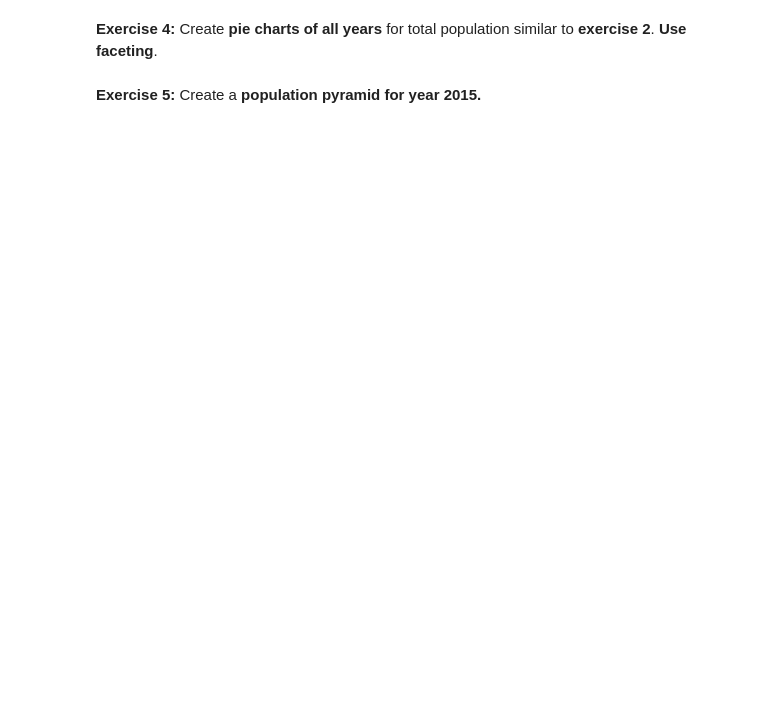
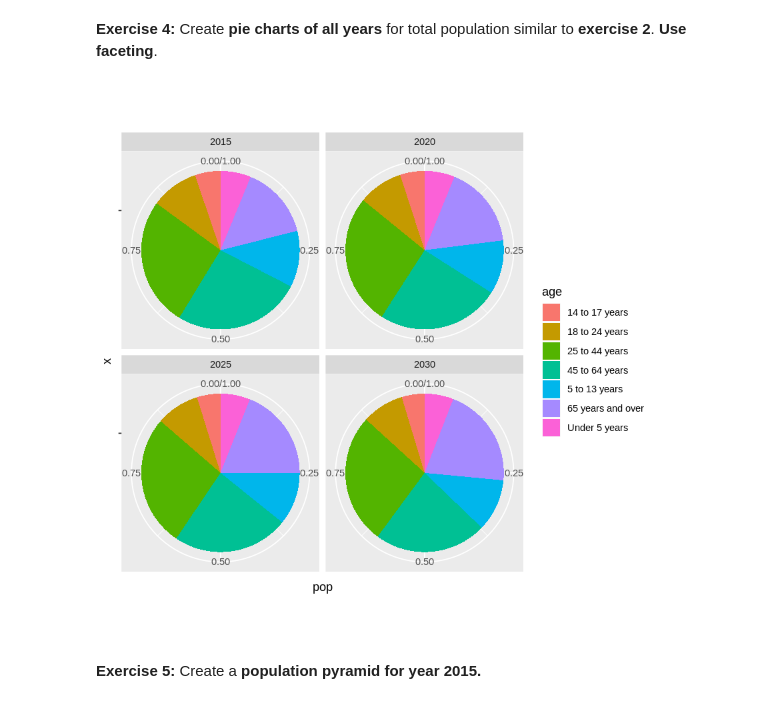
Before and after one commit to BlakeBigG/Big_Data_Visualization_MS, a Jupyter notebook: modules/module5/exercises/L5_Exercise.ipynb, the cells around one changed output. Cells and saved outputs as stored; diff of their text form; code cells hidden in the pictures; blank space fills up the shorter version.

```diff
--- a/modules/module5/exercises/L5_Exercise.ipynb
+++ b/modules/module5/exercises/L5_Exercise.ipynb
@@ -43,11 +69,13 @@ geom_bar(data = subset(<-YOUR CODE HERE->)), stat="identity", width=1) +
 # %% [markdown]
 **Exercise 4:** Create **pie charts of all years** for total population similar to **exercise 2**. **Use faceting**.
 # %%
-ggplot(pproj, aes(<-YOUR CODE HERE->)) +
+ggplot(pproj, aes(x="", y=pop, fill=age)) +
 # do not forget to use fill position adjustment, see what happens if you don't.
 geom_bar(stat="identity", width=1, position="fill") +
-<-YOUR CODE HERE-> +
-<-YOUR CODE HERE->
+coord_polar(theta = "y") +
+facet_wrap(~ year)
+# %% [output]
+[figure, added]
 # %% [markdown]
 **Exercise 5:** Create a **population pyramid for year 2015.**
 # %%
```
Also changed, not shown: parts of 15 cells of this notebook, 2 other files.
